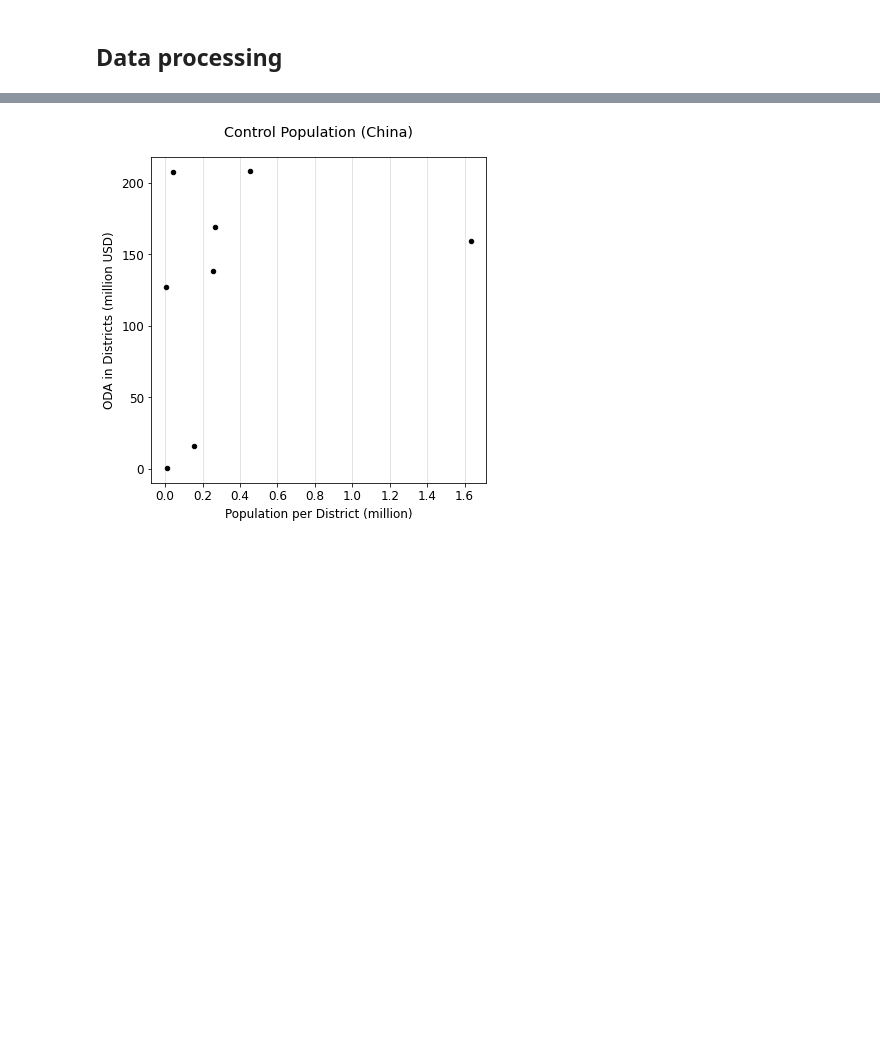
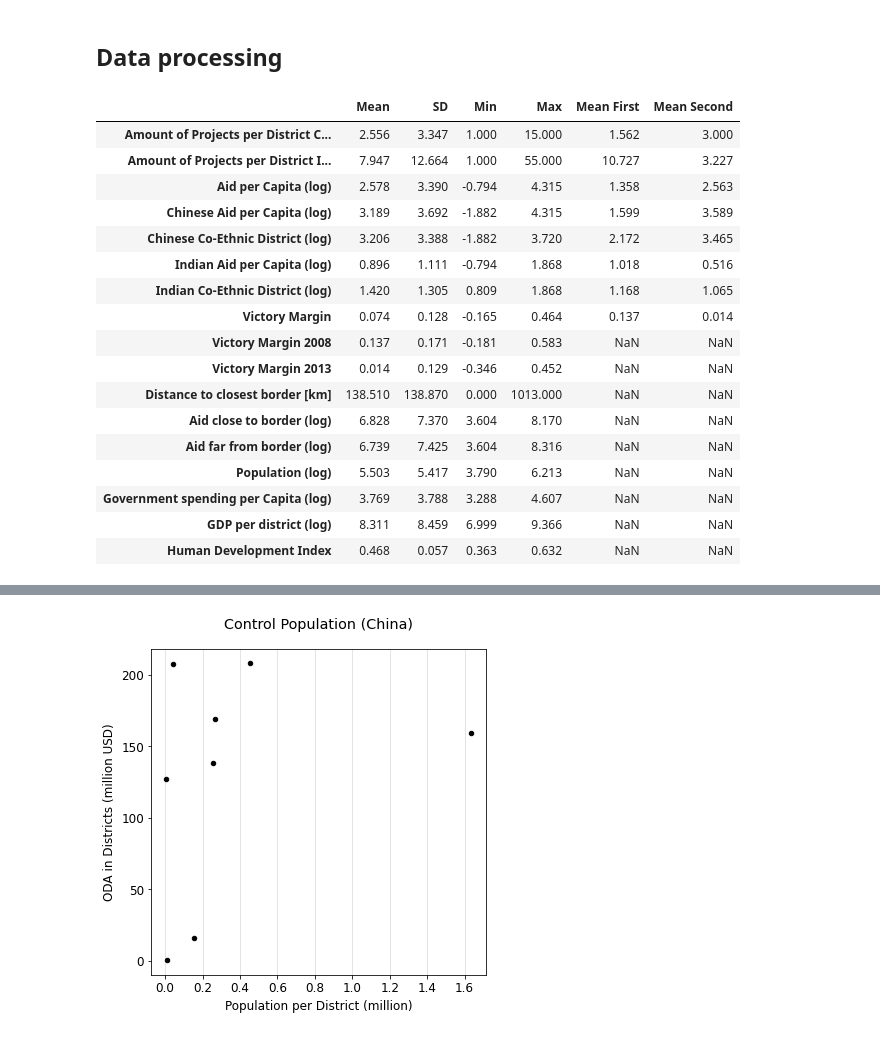
Before and after one commit to bidu19/nepal_aid_projects, a Jupyter notebook: aid_projects.ipynb, the cells around one changed output, grey strips where cells are left out. Drawn from its saved outputs; the diff is of its cells as text; code cells hidden in the pictures; blank space fills up the shorter version.

```diff
--- a/aid_projects.ipynb
+++ b/aid_projects.ipynb
@@ -128,8 +128,26 @@ stats_aid_pc_india = np.log10(get_stats(aid_india, c_aid_pc))
 aid_india_tharu_yadav = aid_india[(aid_india[c_ethn] == 'Tharu') | (aid_india[c_ethn] == 'Yadav')]
 stats_aid_pc_india_tharu_yadav = np.log10(get_stats(aid_india_tharu_yadav, c_aid_pc))
 
+# Victory margin
 stats_cum_vic = get_stats(win.dropna(subset=[c_cum_vic]), c_cum_vic, get_distr_mean)
+stats_cum_vic_first = get_stats(win_first.dropna(subset=[c_cum_vic]), c_cum_vic, get_distr_mean, show_split=False)
+stats_cum_vic_second = get_stats(win_second.dropna(subset=[c_cum_vic]), c_cum_vic, get_distr_mean, show_split=False)
+
+# projects per district
+cheat_aid = aid.copy()
+cheat_aid['one'] = 1
+cheat_aid_china = cheat_aid[(cheat_aid[c_country] == v_china)]
+stats_project_count_china = get_stats(cheat_aid_china, 'one', get_distr_sum)
+cheat_aid_india = cheat_aid[(cheat_aid[c_country] == v_india)]
+stats_project_count_india = get_stats(cheat_aid_india, 'one', get_distr_sum)
+
+# distance
 stats_distance = get_stats(aid, c_distance, get_location_mean, False)
+distance_mean = stats_distance[0]
+stats_amount_below_distance = np.log10(get_stats(aid[aid[c_distance] <= distance_mean], c_amount, get_location_sum, False))
+stats_amount_above_distance = np.log10(get_stats(aid[aid[c_distance] > distance_mean], c_amount, get_location_sum, False))
+
+# other stats
 stats_population = np.log10(get_stats(aid, c_population, get_distr_mean, False))
 # gov-spend is in thousands, so times 1000
 stats_gov_spend_pc = np.log10(get_stats(aid, c_gov_spend_pc, get_distr_mean, False) * 1e3)
@@ -138,35 +156,67 @@ stats_hdi = get_stats(aid, c_hdi, get_distr_mean, False)
 # %%
 stats = pd.DataFrame(
 [
+    stats_project_count_china,
+    stats_project_count_india,
     stats_aid_pc,
     stats_aid_pc_china,
     stats_aid_pc_china_tamang,
     stats_aid_pc_india,
     stats_aid_pc_india_tharu_yadav,
     stats_cum_vic,
+    stats_cum_vic_first,
+    stats_cum_vic_second,
     stats_distance,
+    stats_amount_below_distance,
+    stats_amount_above_distance,
     stats_population,
     stats_gov_spend_pc,
     stats_gdp,
     stats_hdi
 ],
 columns=['Mean', 'SD', 'Min', 'Max', 'Mean First', 'Mean Second'],
 index=[
+    'Amount of Projects per District China',
+    'Amount of Projects per District India',
     'Aid per Capita (log)',
     'Chinese Aid per Capita (log)',
     'Chinese Co-Ethnic District (log)',
     'Indian Aid per Capita (log)',
     'Indian Co-Ethnic District (log)',
     'Victory Margin',
+    'Victory Margin 2008',
+    'Victory Margin 2013',
     'Distance to closest border [km]',
+    'Aid close to border (log)',
+    'Aid far from border (log)',
     'Population (log)',
     'Government spending per Capita (log)',
     'GDP per district (log)',
     'Human Development Index'
 ])
 
 stats = stats.round(3)
 stats.to_csv('stats_table.csv')
+stats
+# %% [output]
+|  | Mean | SD | Min | Max | Mean First | Mean Second |
+| Amount of Projects per District C... | 2.556 | 3.347 | 1.000 | 15.000 | 1.562 | 3.000 |
+| Amount of Projects per District I... | 7.947 | 12.664 | 1.000 | 55.000 | 10.727 | 3.227 |
+| Aid per Capita (log) | 2.578 | 3.390 | -0.794 | 4.315 | 1.358 | 2.563 |
+| Chinese Aid per Capita (log) | 3.189 | 3.692 | -1.882 | 4.315 | 1.599 | 3.589 |
+| Chinese Co-Ethnic District (log) | 3.206 | 3.388 | -1.882 | 3.720 | 2.172 | 3.465 |
+| Indian Aid per Capita (log) | 0.896 | 1.111 | -0.794 | 1.868 | 1.018 | 0.516 |
+| Indian Co-Ethnic District (log) | 1.420 | 1.305 | 0.809 | 1.868 | 1.168 | 1.065 |
+| Victory Margin | 0.074 | 0.128 | -0.165 | 0.464 | 0.137 | 0.014 |
+| Victory Margin 2008 | 0.137 | 0.171 | -0.181 | 0.583 | NaN | NaN |
+| Victory Margin 2013 | 0.014 | 0.129 | -0.346 | 0.452 | NaN | NaN |
+| Distance to closest border [km] | 138.510 | 138.870 | 0.000 | 1013.000 | NaN | NaN |
+| Aid close to border (log) | 6.828 | 7.370 | 3.604 | 8.170 | NaN | NaN |
+| Aid far from border (log) | 6.739 | 7.425 | 3.604 | 8.316 | NaN | NaN |
+| Population (log) | 5.503 | 5.417 | 3.790 | 6.213 | NaN | NaN |
+| Government spending per Capita (log) | 3.769 | 3.788 | 3.288 | 4.607 | NaN | NaN |
+| GDP per district (log) | 8.311 | 8.459 | 6.999 | 9.366 | NaN | NaN |
+| Human Development Index | 0.468 | 0.057 | 0.363 | 0.632 | NaN | NaN |
 # %%
 # configure matplotlib
 plt.rcParams.update({'font.size': 12, 'font.family': 'normal'})
```
Also changed, not shown: parts of 4 cells of this notebook, 2 other files.
